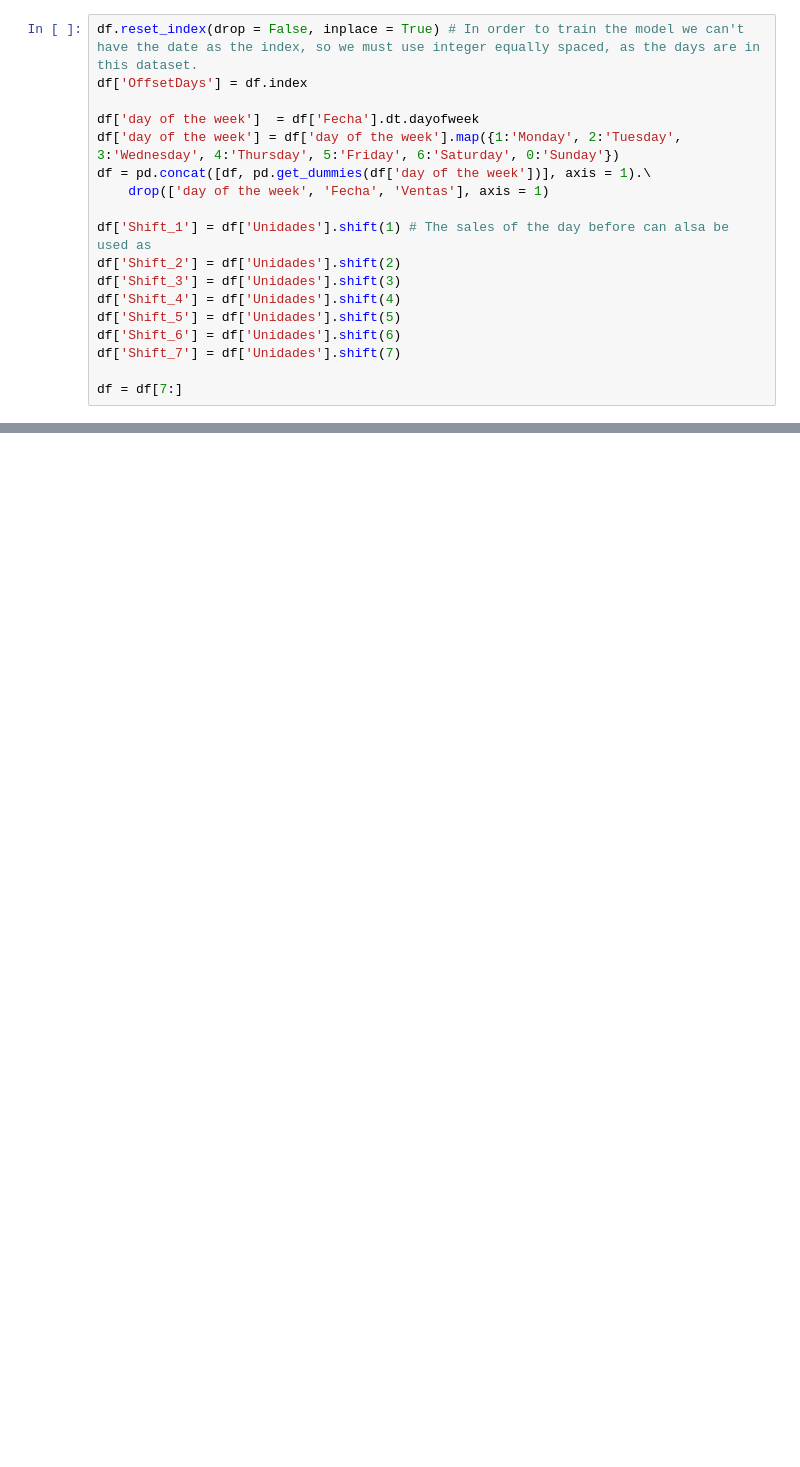
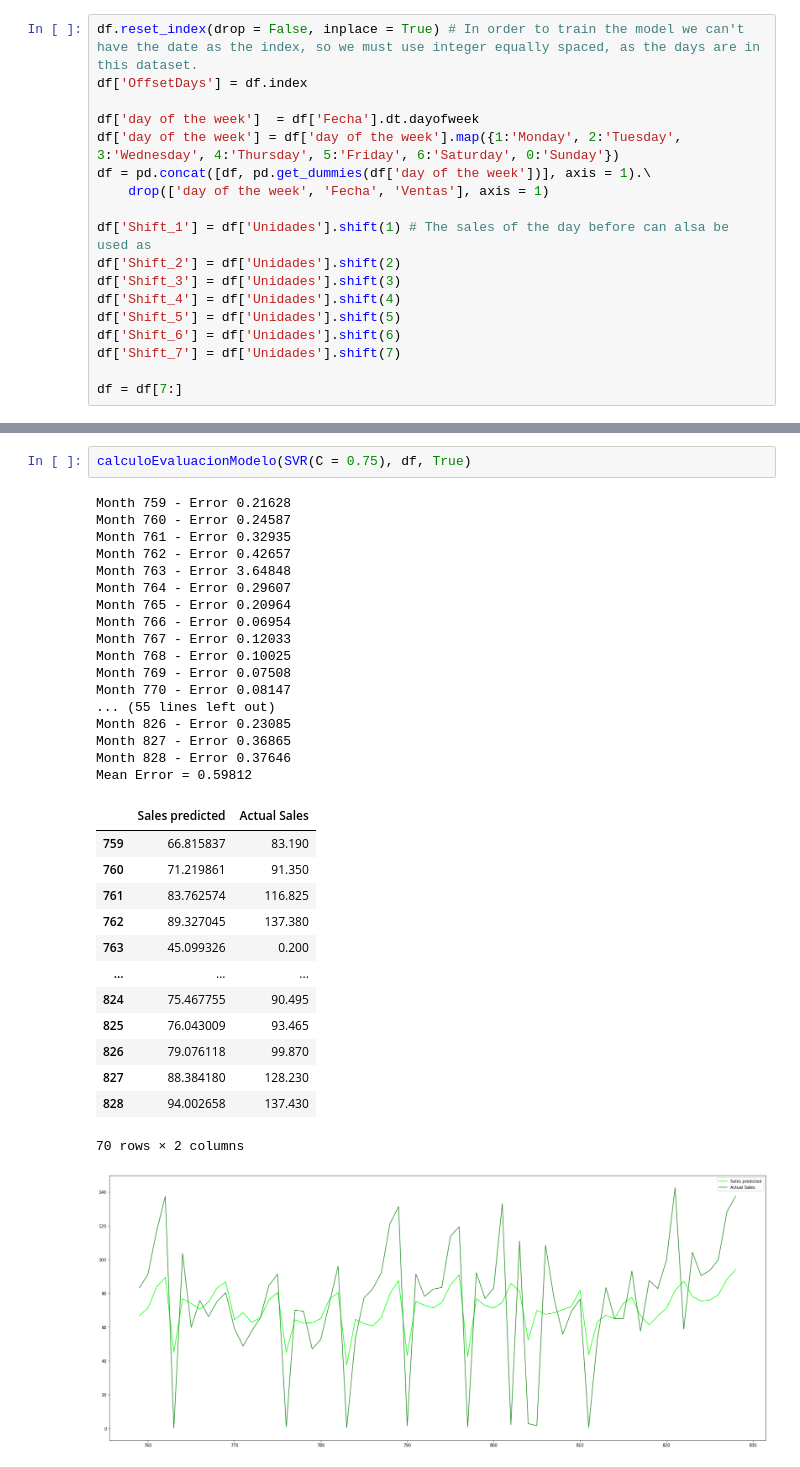
Before and after one commit to mateoricio/forecasting_retail_sales_PA, a Jupyter notebook: forcasting_retail_sales.ipynb, the cells around one changed output, grey strips where cells are left out. Drawn from its saved outputs; the diff is of its cells as text; blank space fills up the shorter version.

```diff
--- a/forcasting_retail_sales.ipynb
+++ b/forcasting_retail_sales.ipynb
@@ -196,0 +206,34 @@ Month 828 - Error 0.17698
+# %%
+calculoEvaluacionModelo(SVR(C = 0.75), df, True)
+# %% [output]
+Month 759 - Error 0.21628
+Month 760 - Error 0.24587
+Month 761 - Error 0.32935
+Month 762 - Error 0.42657
+Month 763 - Error 3.64848
+Month 764 - Error 0.29607
+Month 765 - Error 0.20964
+Month 766 - Error 0.06954
+Month 767 - Error 0.12033
+Month 768 - Error 0.10025
+Month 769 - Error 0.07508
+Month 770 - Error 0.08147
+... (55 lines left out)
+Month 826 - Error 0.23085
+Month 827 - Error 0.36865
+Month 828 - Error 0.37646
+Mean Error = 0.59812
+|  | Sales predicted | Actual Sales |
+| 759 | 66.815837 | 83.190 |
+| 760 | 71.219861 | 91.350 |
+| 761 | 83.762574 | 116.825 |
+| 762 | 89.327045 | 137.380 |
+| 763 | 45.099326 | 0.200 |
+| ... | ... | ... |
+| 824 | 75.467755 | 90.495 |
+| 825 | 76.043009 | 93.465 |
+| 826 | 79.076118 | 99.870 |
+| 827 | 88.384180 | 128.230 |
+| 828 | 94.002658 | 137.430 |
+70 rows × 2 columns
+[figure, added]
```
Also changed, not shown: parts of 7 cells of this notebook.
